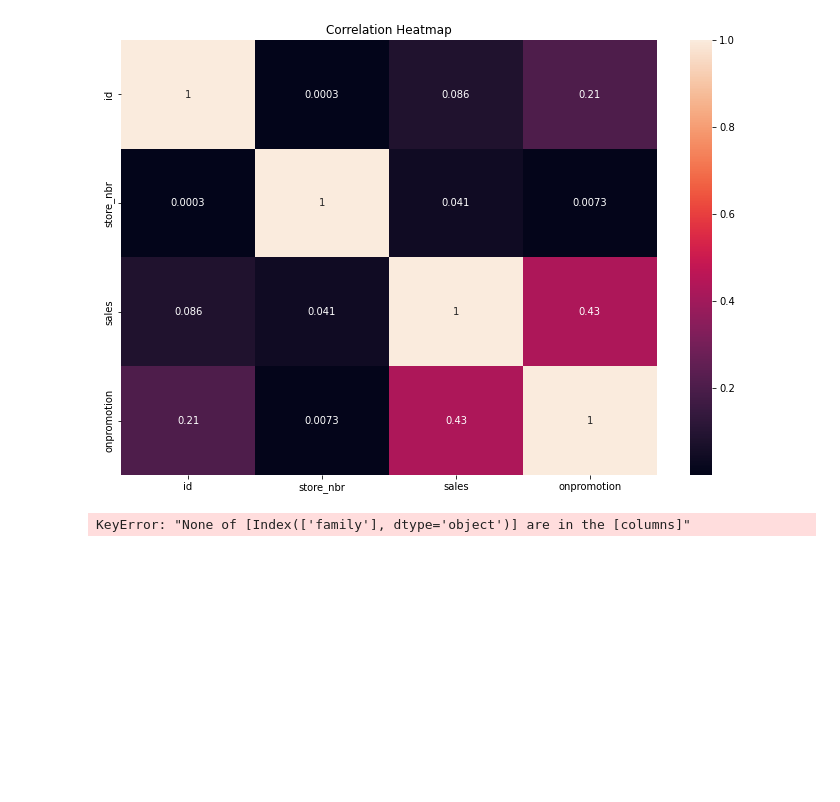
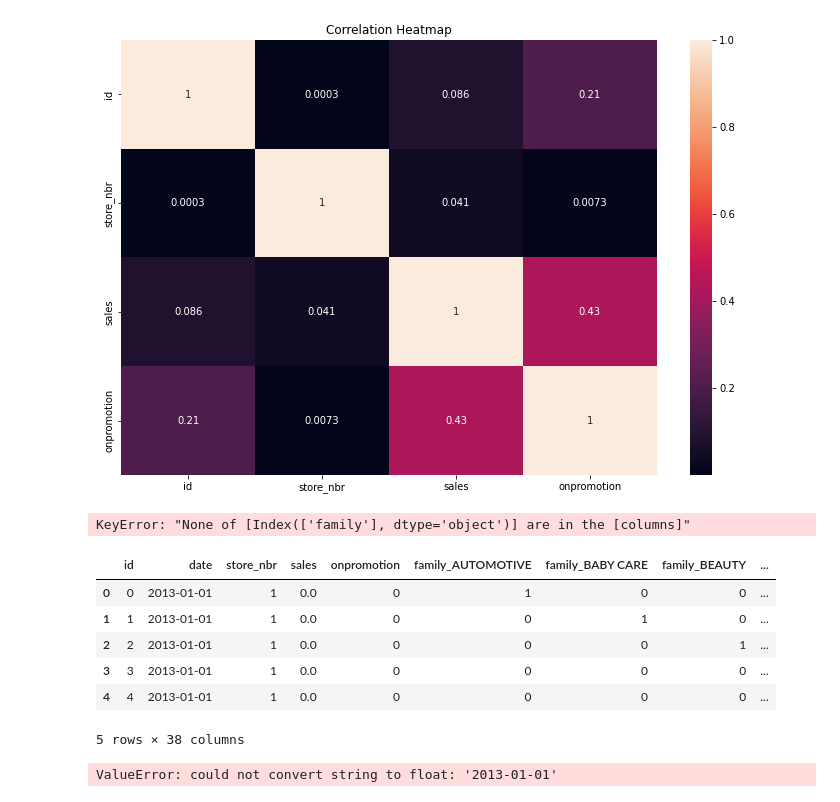
Before and after one commit to ewluong/public_projects, a Jupyter notebook: store_sales/store_sales.ipynb, the cells around one changed output. Cells and saved outputs as stored; diff of their text form; code cells hidden in the pictures; blank space fills up the shorter version.

```diff
--- a/store_sales/store_sales.ipynb
+++ b/store_sales/store_sales.ipynb
@@ -89,3 +89,31 @@ train = pd.to_datetime(train['date'])
 train.head()
 # %% [output]
 KeyError: "None of [Index(['family'], dtype='object')] are in the [columns]"
+# %%
+train.head()
+# %% [output]
+|  | id | date | store_nbr | sales | onpromotion | family_AUTOMOTIVE | family_BABY CARE | family_BEAUTY | ... |
+| 0 | 0 | 2013-01-01 | 1 | 0.0 | 0 | 1 | 0 | 0 | ... |
+| 1 | 1 | 2013-01-01 | 1 | 0.0 | 0 | 0 | 1 | 0 | ... |
+| 2 | 2 | 2013-01-01 | 1 | 0.0 | 0 | 0 | 0 | 1 | ... |
+| 3 | 3 | 2013-01-01 | 1 | 0.0 | 0 | 0 | 0 | 0 | ... |
+| 4 | 4 | 2013-01-01 | 1 | 0.0 | 0 | 0 | 0 | 0 | ... |
+5 rows × 38 columns
+# %%
+import sklearn.linear_model as lm
+import sklearn.metrics as metrics
+
+# Create linear regression object
+model = lm.LinearRegression()
+
+# Train the model using the training sets
+train_x = train['date'].values.reshape(-1,1)
+train_y = train['sales'].values.reshape(-1,1)
+model.fit(train_x, train_y)
+
+# Make predictions using the testing set
+test_x = test['date'].values.reshape(-1,1)
+test_y = test['sales'].values.reshape(-1,1)
+pred_y = model.predict(test_x)
+# %% [output]
+ValueError: could not convert string to float: '2013-01-01'
```
